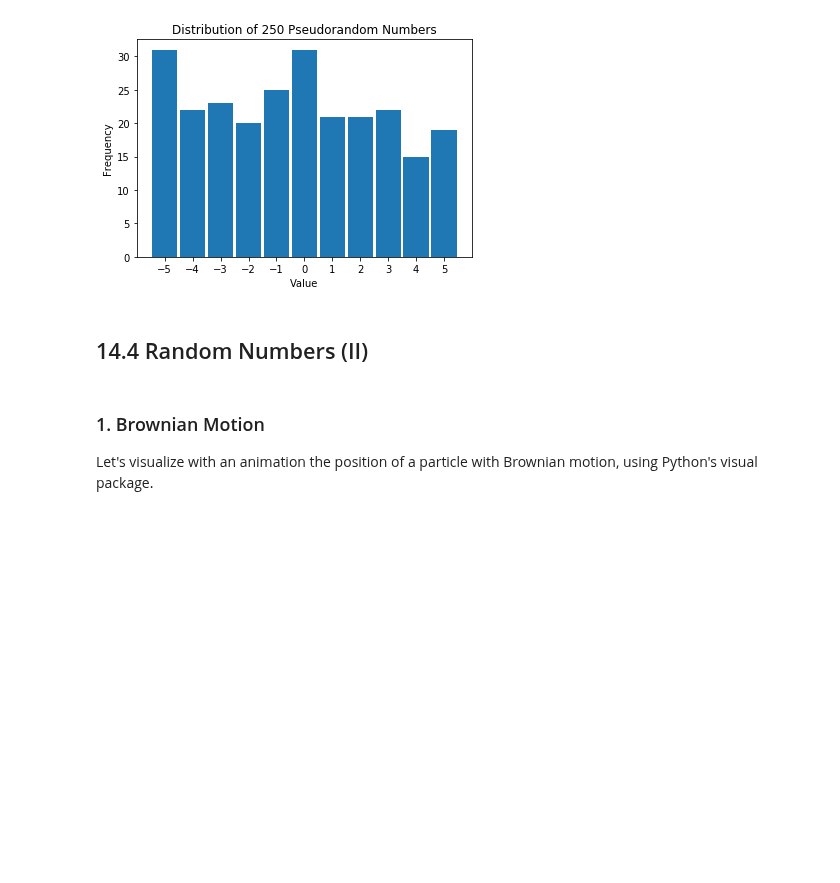
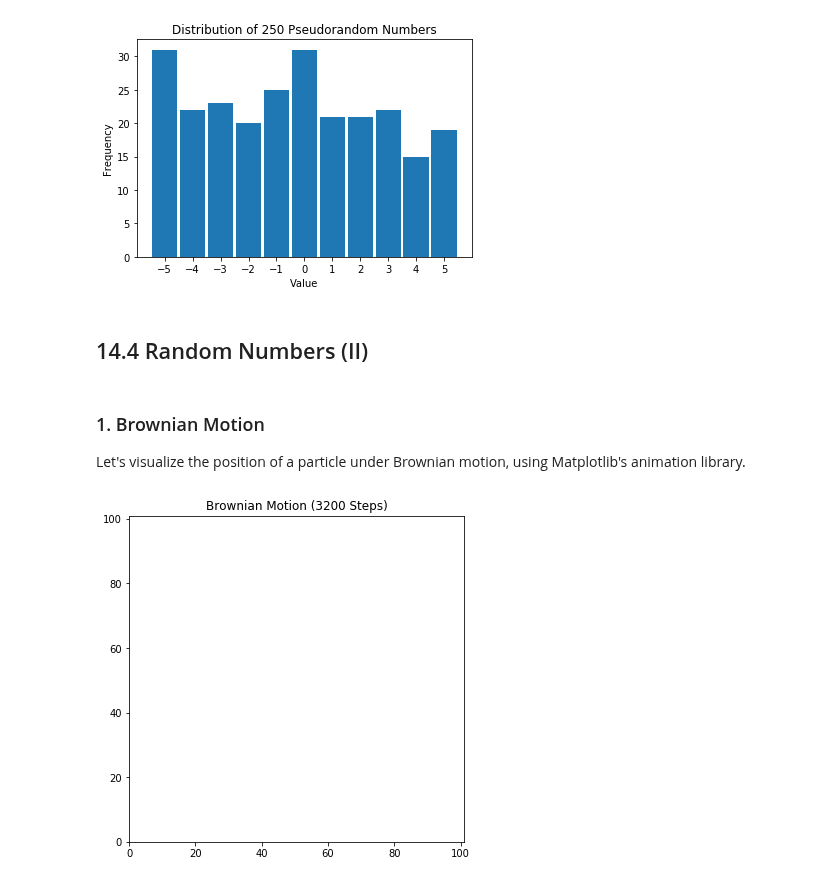
Before and after one commit to sabaronett/2017-cmp, a Jupyter notebook: homework/Baronett_hw08.ipynb, the cells around one changed output. Drawn from its saved outputs; the diff is of its cells as text; code cells hidden in the pictures; blank space fills up the shorter version.

```diff
--- a/homework/Baronett_hw08.ipynb
+++ b/homework/Baronett_hw08.ipynb
@@ -209,4 +209,22 @@ PlotDist(results, -5, 7, 1)
 ## 14.4 Random Numbers (II)
 # %% [markdown]
 ### 1. Brownian Motion
-Let's visualize with an animation the position of a particle with Brownian motion, using Python's visual package.
+Let's visualize the position of a particle under Brownian motion, using Matplotlib's animation library.
+# %%
+%matplotlib inline
+from matplotlib import animation, rc
+from IPython.display import HTML
+
+# Brownian Motion
+# init
+L1 = 101
+L2 = 101
+N = 3200
+
+# setup figure, axis, and plot element to animate
+fig = plt.figure(figsize=[6, 6])
+ax = plt.axes(xlim=(0, L1), ylim=(0, L2))
+plt.title('Brownian Motion (' + str(N) + ' Steps)')
+particle, = ax.plot([], [], "o")
+# %% [output]
+[figure, added]
```
Also changed, not shown: parts of 7 cells of this notebook.
